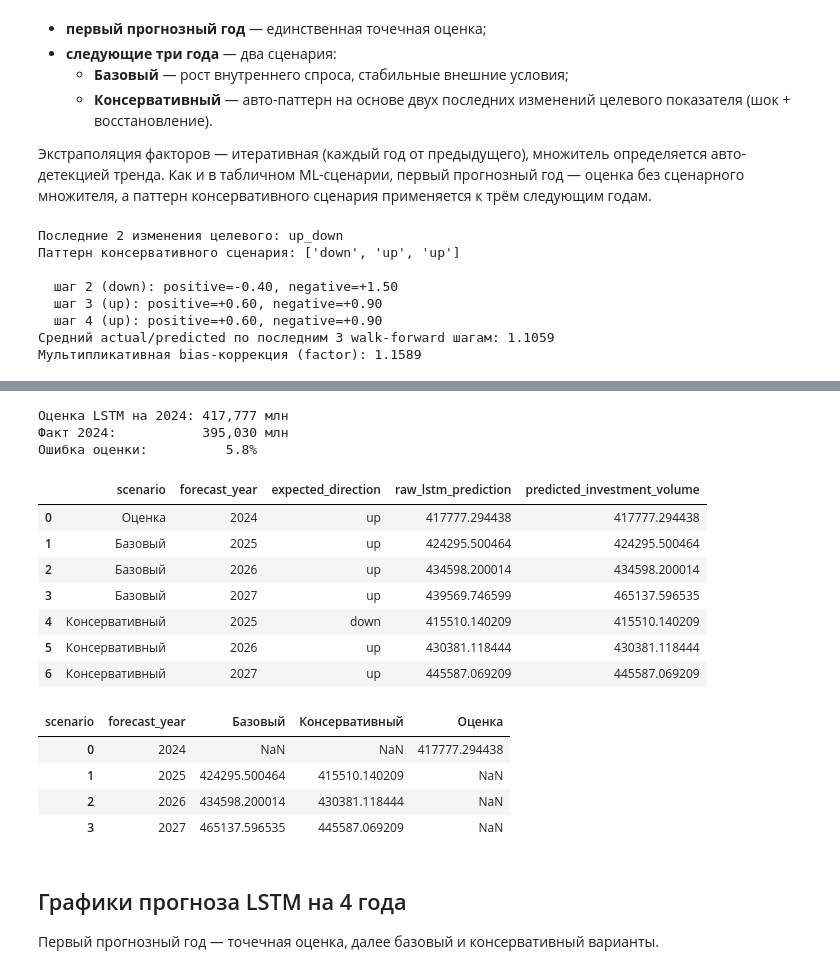
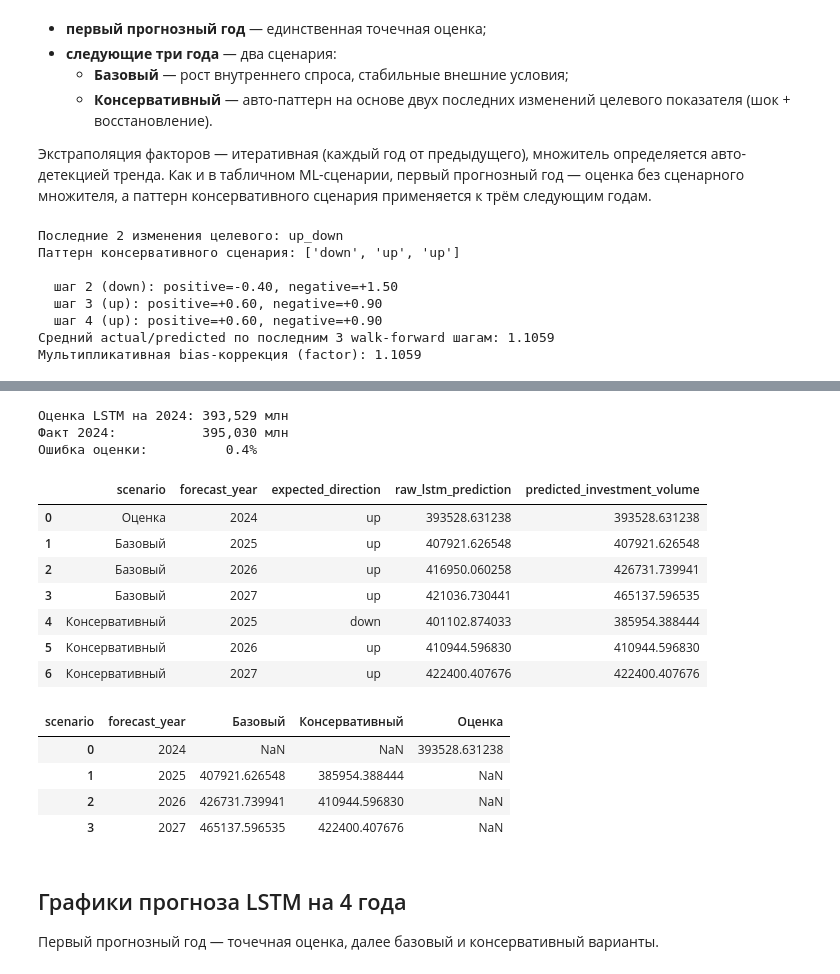
Before and after one commit to KorotkovaAnn/Diplom_AI, a Jupyter notebook: notebooks/lstm_investment_forecast.ipynb, the cells around one changed output, grey strips where cells are left out. Cells and saved outputs as stored; diff of their text form; code cells hidden in the pictures.

Commit message:
lstm +- рабочий 4

```diff
--- a/notebooks/lstm_investment_forecast.ipynb
+++ b/notebooks/lstm_investment_forecast.ipynb
@@ -793,7 +793,7 @@ BASE_SCENARIO_TARGET_CAGR = 0.090
 # на ВСЕХ точках и системное занижение walk-forward уже не переносится
 # на финальный прогноз. Если нужна страховка — поднять до 0.3-0.5.
 BIAS_CORRECTION_WINDOW = 3
-BIAS_CORRECTION_STRENGTH = 1.50
+BIAS_CORRECTION_STRENGTH = 1.00
 
 DIRECTION_MULTIPLIERS = {
     'up':   {'positive':  0.60, 'negative': 0.90},
@@ -1085,4 +1085,4 @@ display(lstm_forecast_pivot_df)
   шаг 3 (up): positive=+0.60, negative=+0.90
   шаг 4 (up): positive=+0.60, negative=+0.90
 Средний actual/predicted по последним 3 walk-forward шагам: 1.1059
-Мультипликативная bias-коррекция (factor): 1.1589
+Мультипликативная bias-коррекция (factor): 1.1059
@@ -1094,19 +1094,19 @@ E0000 00:00:1776329041.597496 7936265 node_def_util.cc:682] NodeDef mentions att
-Оценка LSTM на 2024: 417,777 млн
+Оценка LSTM на 2024: 393,529 млн
 Факт 2024:           395,030 млн
-Ошибка оценки:          5.8%
+Ошибка оценки:          0.4%
 |  | scenario | forecast_year | expected_direction | raw_lstm_prediction | predicted_investment_volume |
-| 0 | Оценка | 2024 | up | 417777.294438 | 417777.294438 |
-| 1 | Базовый | 2025 | up | 424295.500464 | 424295.500464 |
-| 2 | Базовый | 2026 | up | 434598.200014 | 434598.200014 |
-| 3 | Базовый | 2027 | up | 439569.746599 | 465137.596535 |
-| 4 | Консервативный | 2025 | down | 415510.140209 | 415510.140209 |
-| 5 | Консервативный | 2026 | up | 430381.118444 | 430381.118444 |
-| 6 | Консервативный | 2027 | up | 445587.069209 | 445587.069209 |
+| 0 | Оценка | 2024 | up | 393528.631238 | 393528.631238 |
+| 1 | Базовый | 2025 | up | 407921.626548 | 407921.626548 |
+| 2 | Базовый | 2026 | up | 416950.060258 | 426731.739941 |
+| 3 | Базовый | 2027 | up | 421036.730441 | 465137.596535 |
+| 4 | Консервативный | 2025 | down | 401102.874033 | 385954.388444 |
+| 5 | Консервативный | 2026 | up | 410944.596830 | 410944.596830 |
+| 6 | Консервативный | 2027 | up | 422400.407676 | 422400.407676 |
 | scenario | forecast_year | Базовый | Консервативный | Оценка |
-| 0 | 2024 | NaN | NaN | 417777.294438 |
-| 1 | 2025 | 424295.500464 | 415510.140209 | NaN |
-| 2 | 2026 | 434598.200014 | 430381.118444 | NaN |
-| 3 | 2027 | 465137.596535 | 445587.069209 | NaN |
+| 0 | 2024 | NaN | NaN | 393528.631238 |
+| 1 | 2025 | 407921.626548 | 385954.388444 | NaN |
+| 2 | 2026 | 426731.739941 | 410944.596830 | NaN |
+| 3 | 2027 | 465137.596535 | 422400.407676 | NaN |
 # %% [markdown]
 ## Графики прогноза LSTM на 4 года
 
```
Also changed, not shown: parts of 1 cell of this notebook.
